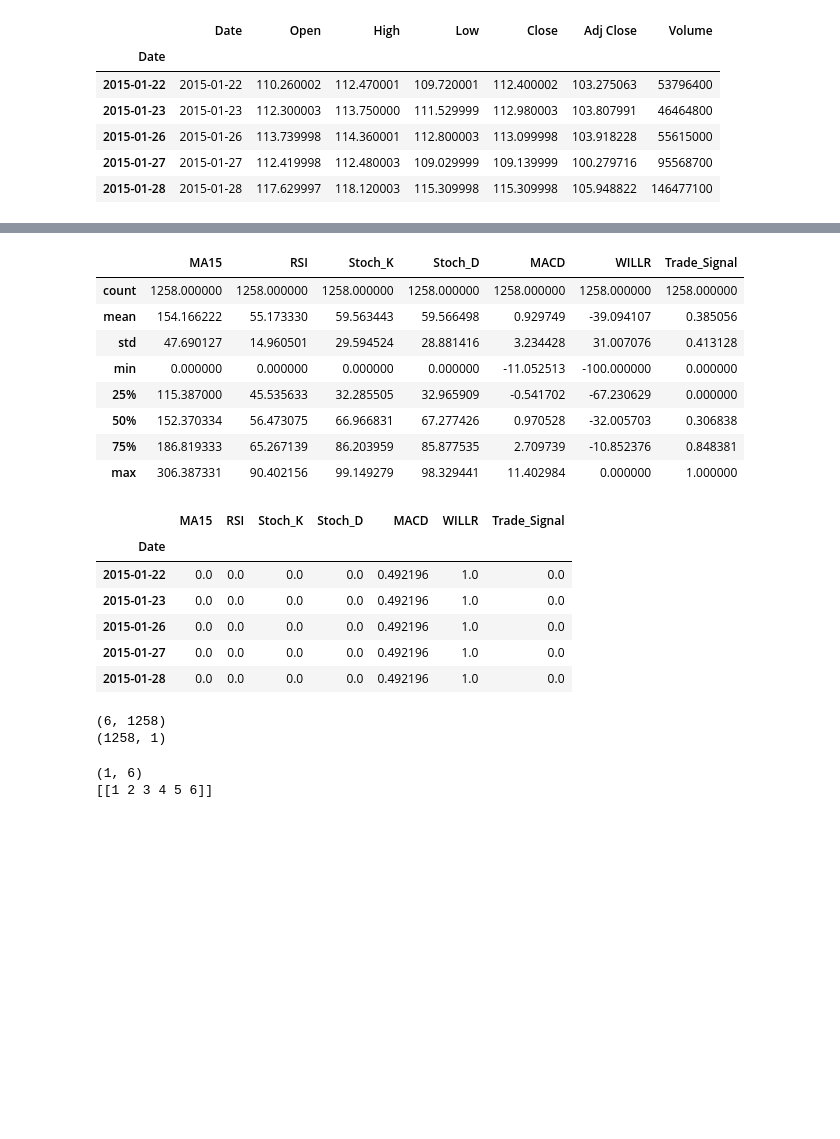
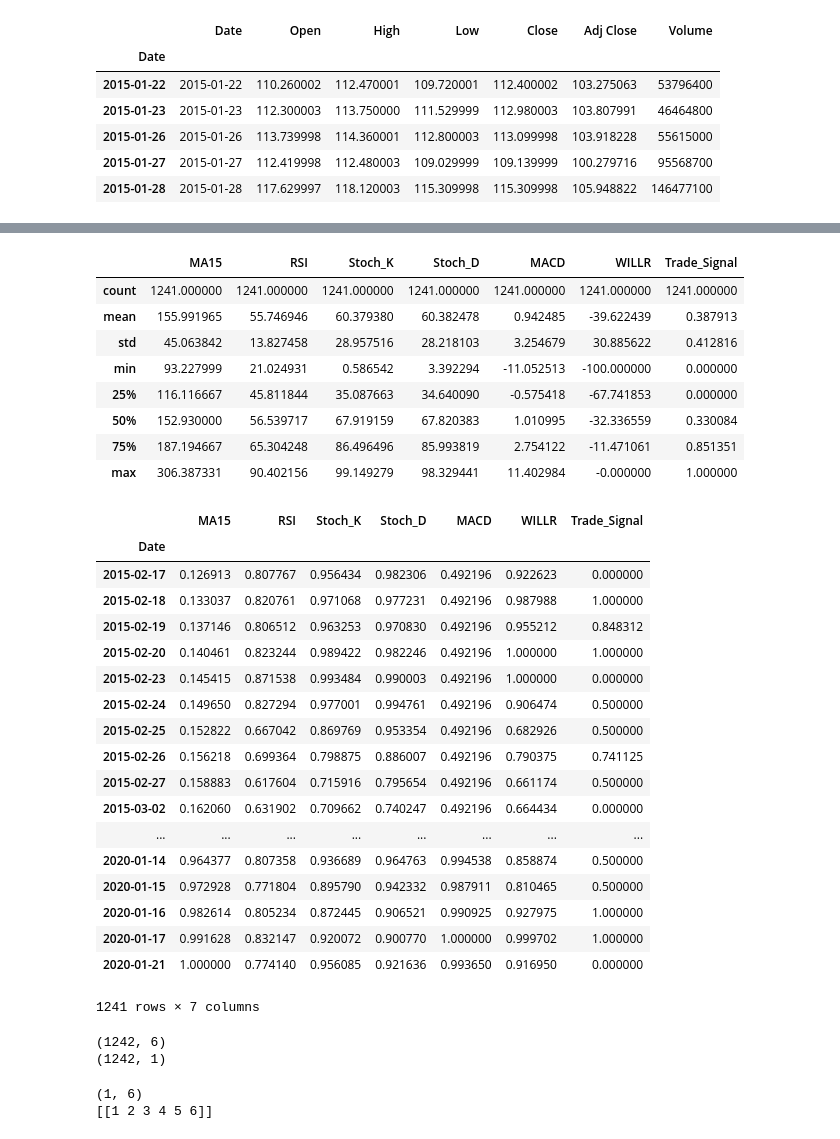
Before and after one commit to Jmaddalena42/Stock-Experiment, a Jupyter notebook: Experiment_X_ELM_2.ipynb, the cells around one changed output, grey strips where cells are left out. Cells and saved outputs as stored; diff of their text form; code cells hidden in the pictures; blank space fills up the shorter version.

```diff
--- a/Experiment_X_ELM_2.ipynb
+++ b/Experiment_X_ELM_2.ipynb
@@ -116,55 +118,76 @@ df.tail()
 # %%
 #What do I use for the target Column? and should I fill null values with 0?
 
-df2 = df[['MA15', 'RSI', 'Stoch_K', 'Stoch_D', 'MACD', 'WILLR', 'Trade_Signal']].copy()
+#I added .tail(n=Length - 17) to omit values where the indicators = 0 since the machine learning agorithm trains on the values
+#of the indicator values and the Stock_K/D indicators require 17 previous close prices to calculate.
+Length = df.shape[0]
+
+# df2 = (df[['MA15', 'RSI', 'Stoch_K', 'Stoch_D', 'MACD', 'WILLR', 'Trade_Signal']].tail(n=1242)).copy()
+
+df2 = (df[['MA15', 'RSI', 'Stoch_K', 'Stoch_D', 'MACD', 'WILLR', 'Trade_Signal']].tail(n=Length - 17)).copy()
 
 df2 = df2.fillna(0)
 
 df2.describe()
 # %% [output]
 |  | MA15 | RSI | Stoch_K | Stoch_D | MACD | WILLR | Trade_Signal |
-| count | 1258.000000 | 1258.000000 | 1258.000000 | 1258.000000 | 1258.000000 | 1258.000000 | 1258.000000 |
-| mean | 154.166222 | 55.173330 | 59.563443 | 59.566498 | 0.929749 | -39.094107 | 0.385056 |
-| std | 47.690127 | 14.960501 | 29.594524 | 28.881416 | 3.234428 | 31.007076 | 0.413128 |
-| min | 0.000000 | 0.000000 | 0.000000 | 0.000000 | -11.052513 | -100.000000 | 0.000000 |
-| 25% | 115.387000 | 45.535633 | 32.285505 | 32.965909 | -0.541702 | -67.230629 | 0.000000 |
-| 50% | 152.370334 | 56.473075 | 66.966831 | 67.277426 | 0.970528 | -32.005703 | 0.306838 |
-| 75% | 186.819333 | 65.267139 | 86.203959 | 85.877535 | 2.709739 | -10.852376 | 0.848381 |
-| max | 306.387331 | 90.402156 | 99.149279 | 98.329441 | 11.402984 | 0.000000 | 1.000000 |
+| count | 1241.000000 | 1241.000000 | 1241.000000 | 1241.000000 | 1241.000000 | 1241.000000 | 1241.000000 |
+| mean | 155.991965 | 55.746946 | 60.379380 | 60.382478 | 0.942485 | -39.622439 | 0.387913 |
+| std | 45.063842 | 13.827458 | 28.957516 | 28.218103 | 3.254679 | 30.885622 | 0.412816 |
+| min | 93.227999 | 21.024931 | 0.586542 | 3.392294 | -11.052513 | -100.000000 | 0.000000 |
+| 25% | 116.116667 | 45.811844 | 35.087663 | 34.640090 | -0.575418 | -67.741853 | 0.000000 |
+| 50% | 152.930000 | 56.539717 | 67.919159 | 67.820383 | 1.010995 | -32.336559 | 0.330084 |
+| 75% | 187.194667 | 65.304248 | 86.496496 | 85.993819 | 2.754122 | -11.471061 | 0.851351 |
+| max | 306.387331 | 90.402156 | 99.149279 | 98.329441 | 11.402984 | -0.000000 | 1.000000 |
 # %%
 #5.5. Step 5: network structure creation and training using ELM
 
 #This is where I need the most help, I'm  not sure if I'm using the all the right modules and functions
 # and I need the output to fill a column with the output values 0 through 1 so I can move to-
 # Step 6: trend determination from output trading signal
 
 target_column = ['Trade_Signal']
 predictors = list(set(list(df2.columns))-set(target_column))
 #line 3 here fufills the data normalization of Step 5.4
 df2[predictors] = (df2[predictors] - df2[predictors].min())/(df2[predictors].max() - df2[predictors].min())
+
 #df2.describe()
 #df2.info()
-df2.head()
-# df2
+# df2.head()
+
+
+df2
 # %% [output]
 |  | MA15 | RSI | Stoch_K | Stoch_D | MACD | WILLR | Trade_Signal |
 | Date |  |  |  |  |  |  |  |
-| 2015-01-22 | 0.0 | 0.0 | 0.0 | 0.0 | 0.492196 | 1.0 | 0.0 |
-| 2015-01-23 | 0.0 | 0.0 | 0.0 | 0.0 | 0.492196 | 1.0 | 0.0 |
-| 2015-01-26 | 0.0 | 0.0 | 0.0 | 0.0 | 0.492196 | 1.0 | 0.0 |
-| 2015-01-27 | 0.0 | 0.0 | 0.0 | 0.0 | 0.492196 | 1.0 | 0.0 |
-| 2015-01-28 | 0.0 | 0.0 | 0.0 | 0.0 | 0.492196 | 1.0 | 0.0 |
+| 2015-02-17 | 0.126913 | 0.807767 | 0.956434 | 0.982306 | 0.492196 | 0.922623 | 0.000000 |
+| 2015-02-18 | 0.133037 | 0.820761 | 0.971068 | 0.977231 | 0.492196 | 0.987988 | 1.000000 |
+| 2015-02-19 | 0.137146 | 0.806512 | 0.963253 | 0.970830 | 0.492196 | 0.955212 | 0.848312 |
+| 2015-02-20 | 0.140461 | 0.823244 | 0.989422 | 0.982246 | 0.492196 | 1.000000 | 1.000000 |
+| 2015-02-23 | 0.145415 | 0.871538 | 0.993484 | 0.990003 | 0.492196 | 1.000000 | 0.000000 |
+| 2015-02-24 | 0.149650 | 0.827294 | 0.977001 | 0.994761 | 0.492196 | 0.906474 | 0.500000 |
+| 2015-02-25 | 0.152822 | 0.667042 | 0.869769 | 0.953354 | 0.492196 | 0.682926 | 0.500000 |
+| 2015-02-26 | 0.156218 | 0.699364 | 0.798875 | 0.886007 | 0.492196 | 0.790375 | 0.741125 |
+| 2015-02-27 | 0.158883 | 0.617604 | 0.715916 | 0.795654 | 0.492196 | 0.661174 | 0.500000 |
+| 2015-03-02 | 0.162060 | 0.631902 | 0.709662 | 0.740247 | 0.492196 | 0.664434 | 0.000000 |
+| ... | ... | ... | ... | ... | ... | ... | ... |
+| 2020-01-14 | 0.964377 | 0.807358 | 0.936689 | 0.964763 | 0.994538 | 0.858874 | 0.500000 |
+| 2020-01-15 | 0.972928 | 0.771804 | 0.895790 | 0.942332 | 0.987911 | 0.810465 | 0.500000 |
+| 2020-01-16 | 0.982614 | 0.805234 | 0.872445 | 0.906521 | 0.990925 | 0.927975 | 1.000000 |
+| 2020-01-17 | 0.991628 | 0.832147 | 0.920072 | 0.900770 | 1.000000 | 0.999702 | 1.000000 |
+| 2020-01-21 | 1.000000 | 0.774140 | 0.956085 | 0.921636 | 0.993650 | 0.916950 | 0.000000 |
+1241 rows × 7 columns
 # %%
 X = df2[predictors]
 
 y = df2[target_column]
 
-X = X.T
+# X = X.T
 
 print(X.shape) ; print(y.shape)
 # %% [output]
-(6, 1258)
-(1258, 1)
+(1242, 6)
+(1242, 1)
 # %%
 Xindex = np.array([[1], [2], [3], [4], [5], [6]])
 
```
Also changed, not shown: parts of 7 cells of this notebook.
